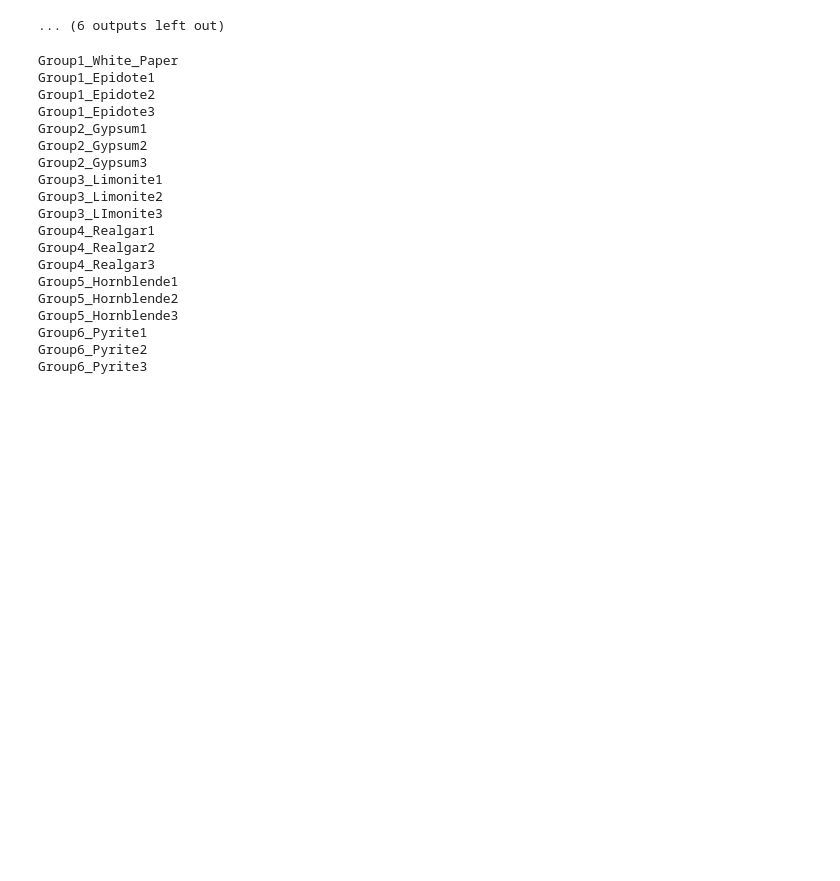
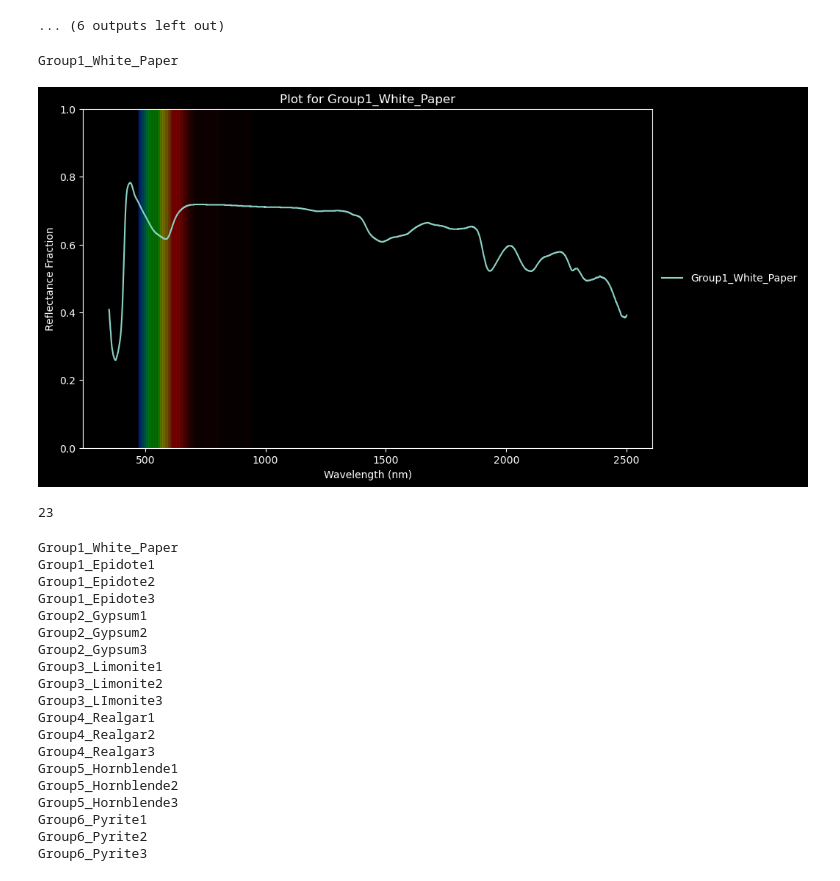
Before and after one commit to ashwin-r-k/SpaceInstrumentationLAB_IITK, a Jupyter notebook: lab2.ipynb, the cells around one changed output. Drawn from its saved outputs; the diff is of its cells as text; code cells hidden in the pictures; blank space fills up the shorter version.

```diff
--- a/lab2.ipynb
+++ b/lab2.ipynb
@@ -245,6 +245,35 @@ Group6_Pyrite2
 Group6_Pyrite3
 [figure]
 ... (6 outputs left out)
+# %%
+for i in df.columns.values[1:2]:
+
+    plt.figure(figsize=(10, 6))
+    plt_spec()
+
+    print(i)
+    plt.plot(list_lambda,df[i].values,label=i)
+    plt.ylim(0,1)
+    # Set the axis limits and labels
+    plt.xlabel("Wavelength (nm)")
+    plt.ylabel("Reflectance Fraction")
+
+    #ax.set_yticks([])  # Remove y-axis ticks
+    plt.title(f"Plot for {i[:]}")
+
+    # Display the plot
+    plt.legend(loc='center left', bbox_to_anchor=(1, 0.5), frameon=False)
+
+    plt.show()
+
+    j=0
+    avg=0
+    print(k)
+    k=k+3
+# %% [output]
+Group1_White_Paper
+[figure, added]
+23
 # %%
 plt.figure(figsize=(10, 6))
 j = 0
```
Also changed, not shown: 5 other files.
